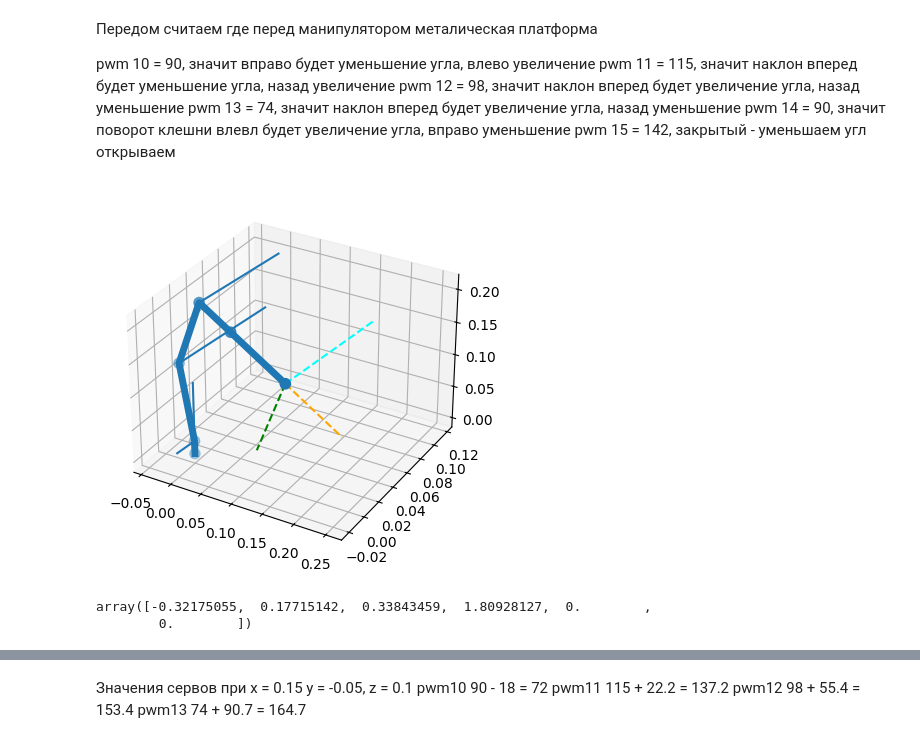
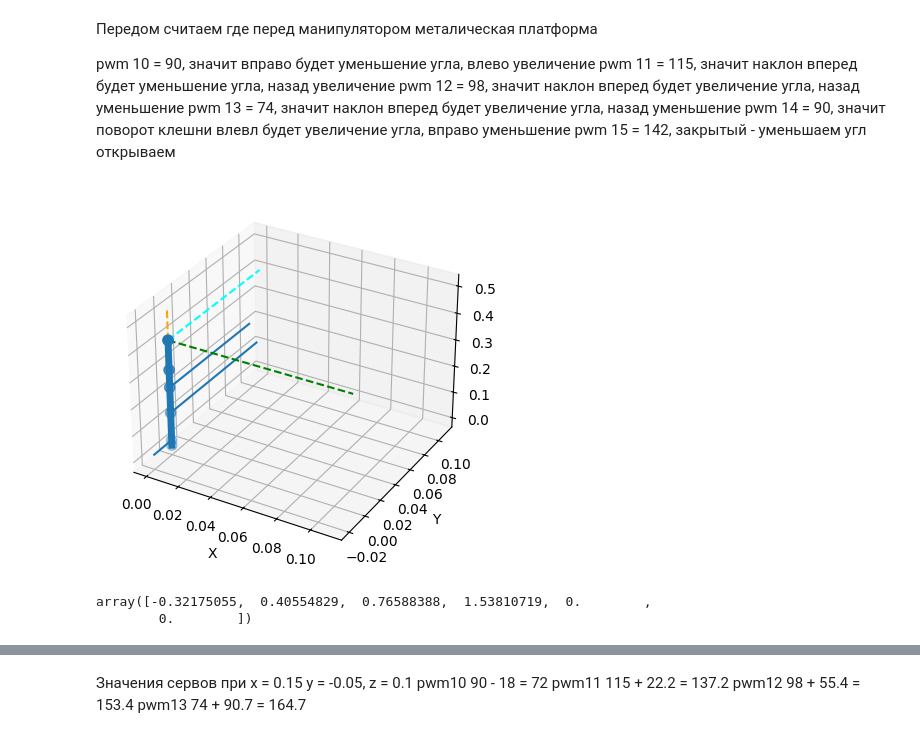
Before and after one commit to lashy0/robot-manipulator, a Jupyter notebook: tools/robot.ipynb, the cells around one changed output, grey strips where cells are left out. Cells and saved outputs as stored; diff of their text form; code cells hidden in the pictures.

```diff
--- a/tools/robot.ipynb
+++ b/tools/robot.ipynb
@@ -5,5 +9,6 @@ from ikpy.link import OriginLink, URDFLink
 # %%
 # В URDF, единицы измерения являются метры и радианы
+# TODO: погрешности в устанавливаемом угле и размерах (но с моделью и на реальной руке образ можно сказать совподает)
 robot_chain = Chain(name='robot_arm', links=[
     URDFLink(
         name="base",
@@ -15,7 +20,7 @@ robot_chain = Chain(name='robot_arm', links=[
     # Первое звено (соединение с базой, плечо)
     URDFLink(
         name="shoulder",
-        bounds=(-2.0071, 1.1345),
+        bounds=(-np.pi/2, np.pi/2),
         origin_translation=[0, 0, 0.02],
         origin_orientation=[0, 0, 0],
         rotation=[0, -1, 0],
@@ -23,7 +28,7 @@ robot_chain = Chain(name='robot_arm', links=[
     # Второе звено (локоть)
     URDFLink(
         name="elbow",
-        bounds=(-1.7104, 1.4312),
+        bounds=(-np.pi/2, np.pi/2),
         origin_translation=[0, 0, 0.105],
         origin_orientation=[0, 0, 0],
         rotation=[0, 1, 0],
@@ -31,7 +36,7 @@ robot_chain = Chain(name='robot_arm', links=[
     # Третье звено (запястье)
     URDFLink(
         name="wrist",
-        bounds=(-1.2915, 1.8500),
+        bounds=(-np.pi/2, np.pi/2),
         origin_translation=[0, 0, 0.096],
         origin_orientation=[0, 0, 0],
         rotation=[0, 1, 0],
@@ -68,14 +77,27 @@ import matplotlib.pyplot
 from mpl_toolkits.mplot3d import Axes3D
-# %%
-ax = matplotlib.pyplot.figure().add_subplot(111, projection='3d')
-
-robot_chain.plot(robot_chain.inverse_kinematics([0.15, 0, 0.15]), ax, show=True)
-matplotlib.pyplot.show()
-# %% [output]
-[figure, removed]
+# %%
+ax = plt.figure().add_subplot(111, projection='3d')
+
+angles_radians = robot_chain.inverse_kinematics([0, 0, 0])
+
+robot_chain.plot(angles_radians, ax, show=False)
+
+ax.set_xlabel('X')
+ax.set_ylabel('Y')
+ax.set_zlabel('Z')
+
+# joint_angles_degrees = np.degrees(angles_radians)
+# angles_text = "\n".join([f"{link.name}: {angle:.2f}°" for link, angle in zip(robot_chain.links, joint_angles_degrees)])
+# ax.text2D(0.05, 0.95, f"Angles Chains:\n{angles_text}", transform=ax.transAxes, fontsize=10,
+#           verticalalignment='top', bbox=dict(boxstyle='round', facecolor='wheat', alpha=0.5))
+# ax.grid(True)
+
+plt.show()
+# %% [output]
+[figure, added]
 # %%
 angles_radians = robot_chain.inverse_kinematics([0.15, -0.05, 0.15])
 angles_radians
 # %% [output]
-array([-0.32175055,  0.17715142,  0.33843459,  1.80928127,  0.        ,
+array([-0.32175055,  0.40554829,  0.76588388,  1.53810719,  0.        ,
         0.        ])
```
Also changed, not shown: parts of 14 cells of this notebook, 13 other files.
